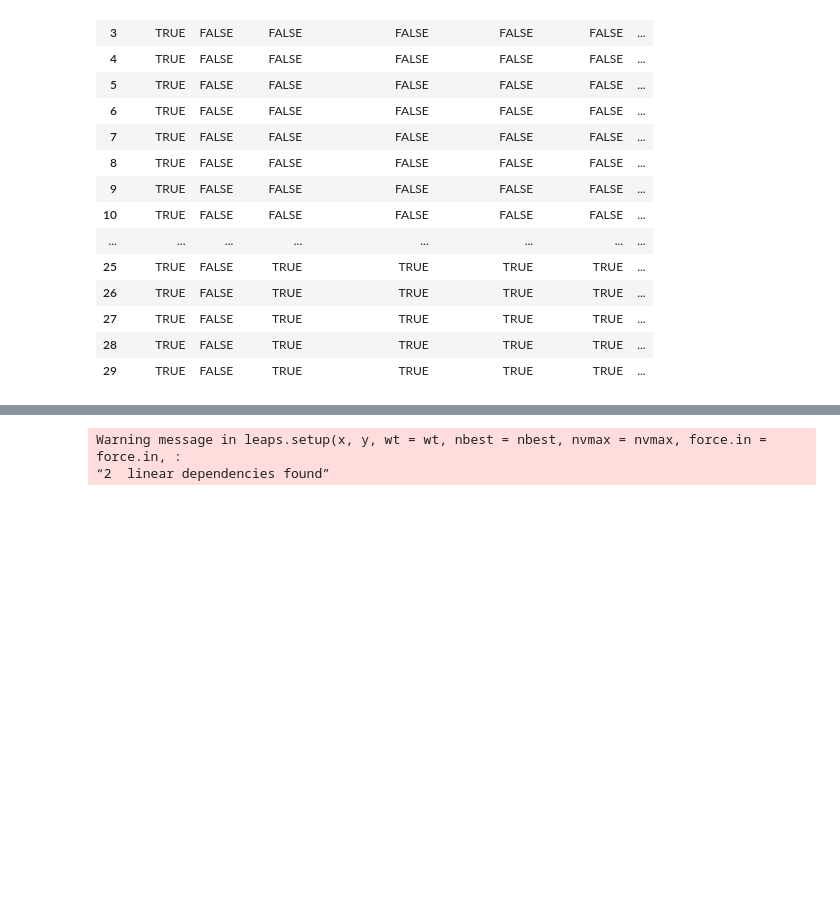
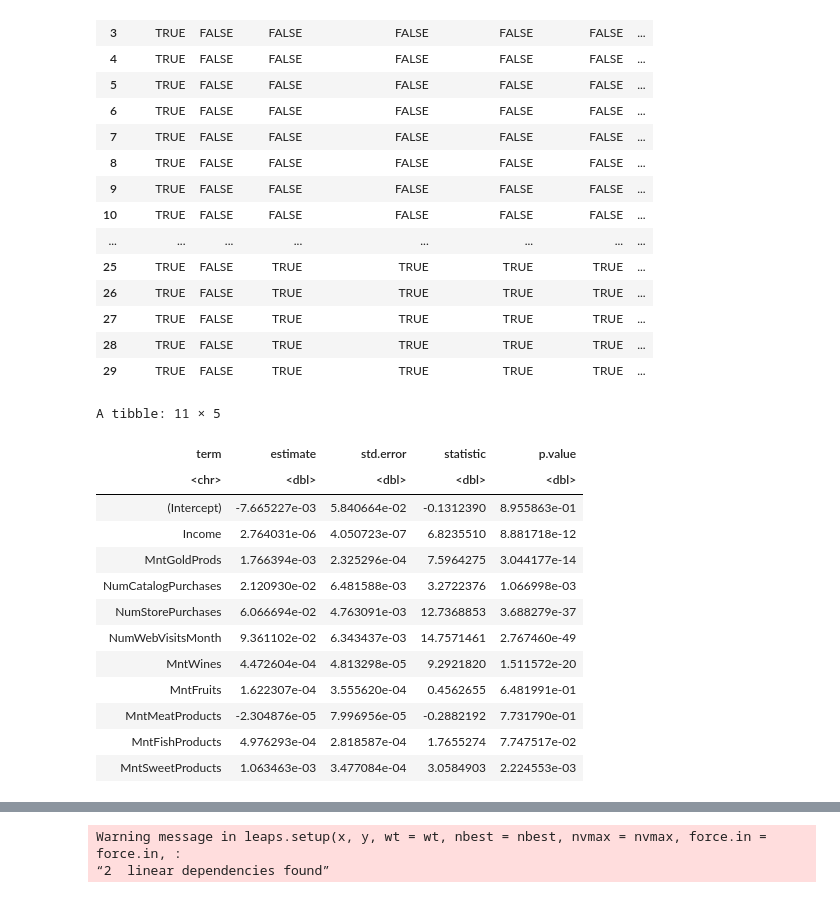
Before and after one commit to DrakenRaptor/STAT301_ProjectGrp26, a Jupyter notebook: Individual Assignment (Project).ipynb, the cells around one changed output, grey strips where cells are left out. Cells and saved outputs as stored; diff of their text form; code cells hidden in the pictures; blank space fills up the shorter version.

```diff
--- a/Individual Assignment (Project).ipynb
+++ b/Individual Assignment (Project).ipynb
@@ -369,3 +435,42 @@ A matrix: 29 × 33 of type lgl
 | 27 | TRUE | FALSE | TRUE | TRUE | TRUE | TRUE | ... |
 | 28 | TRUE | FALSE | TRUE | TRUE | TRUE | TRUE | ... |
 | 29 | TRUE | FALSE | TRUE | TRUE | TRUE | TRUE | ... |
+# %%
+# Define the Poisson regression specification
+poisson_spec <-
+    poisson_reg() %>%
+    set_engine("glm") %>%
+    set_mode("regression")
+
+# Define the recipe
+poisson_recipe <- recipe(NumWebPurchases ~ Income + MntGoldProds + NumCatalogPurchases
+    + NumStorePurchases + NumWebVisitsMonth + MntWines + MntFruits + MntMeatProducts
+    + MntFishProducts + MntSweetProducts, data = market_data_train)
+
+# Create and fit the workflow
+poisson_model <-
+    workflow() %>%
+    add_recipe(poisson_recipe) %>%
+    add_model(poisson_spec) %>%
+    fit(data = market_data_train)
+
+poisson_coeffs <- poisson_model |>
+    extract_fit_parsnip() |>
+    tidy()
+
+poisson_coeffs
+# %% [output]
+A tibble: 11 × 5
+| term | estimate | std.error | statistic | p.value |
+| <chr> | <dbl> | <dbl> | <dbl> | <dbl> |
+| (Intercept) | -7.665227e-03 | 5.840664e-02 | -0.1312390 | 8.955863e-01 |
+| Income | 2.764031e-06 | 4.050723e-07 | 6.8235510 | 8.881718e-12 |
+| MntGoldProds | 1.766394e-03 | 2.325296e-04 | 7.5964275 | 3.044177e-14 |
+| NumCatalogPurchases | 2.120930e-02 | 6.481588e-03 | 3.2722376 | 1.066998e-03 |
+| NumStorePurchases | 6.066694e-02 | 4.763091e-03 | 12.7368853 | 3.688279e-37 |
+| NumWebVisitsMonth | 9.361102e-02 | 6.343437e-03 | 14.7571461 | 2.767460e-49 |
+| MntWines | 4.472604e-04 | 4.813298e-05 | 9.2921820 | 1.511572e-20 |
+| MntFruits | 1.622307e-04 | 3.555620e-04 | 0.4562655 | 6.481991e-01 |
+| MntMeatProducts | -2.304876e-05 | 7.996956e-05 | -0.2882192 | 7.731790e-01 |
+| MntFishProducts | 4.976293e-04 | 2.818587e-04 | 1.7655274 | 7.747517e-02 |
+| MntSweetProducts | 1.063463e-03 | 3.477084e-04 | 3.0584903 | 2.224553e-03 |
```
Also changed, not shown: parts of 15 cells of this notebook.
